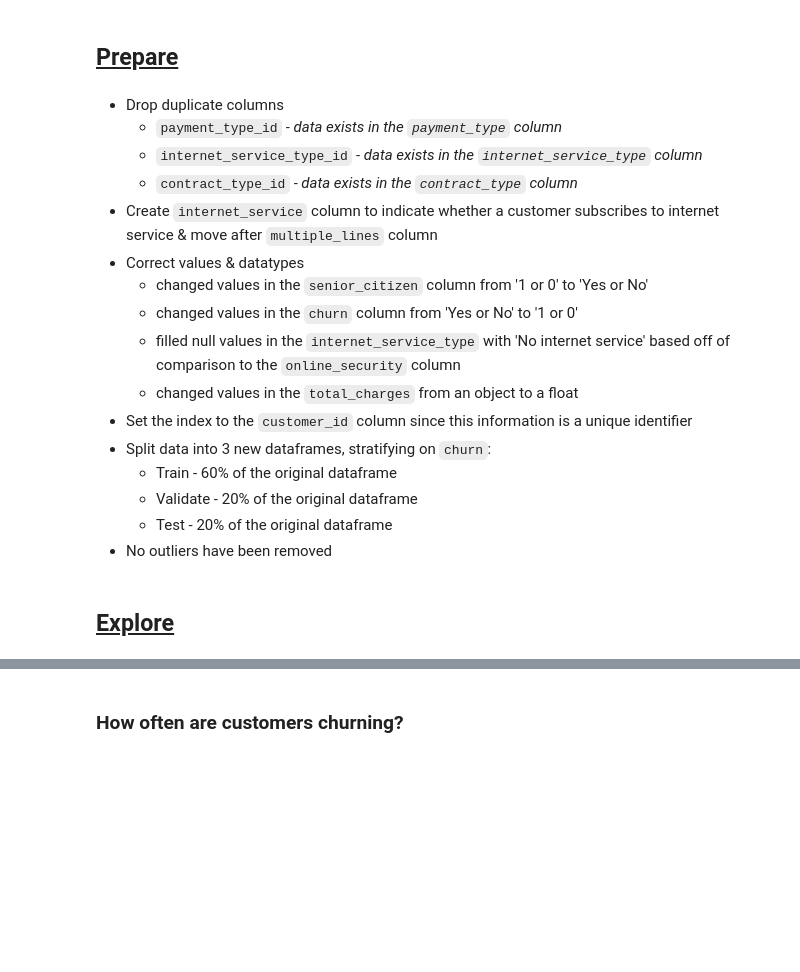
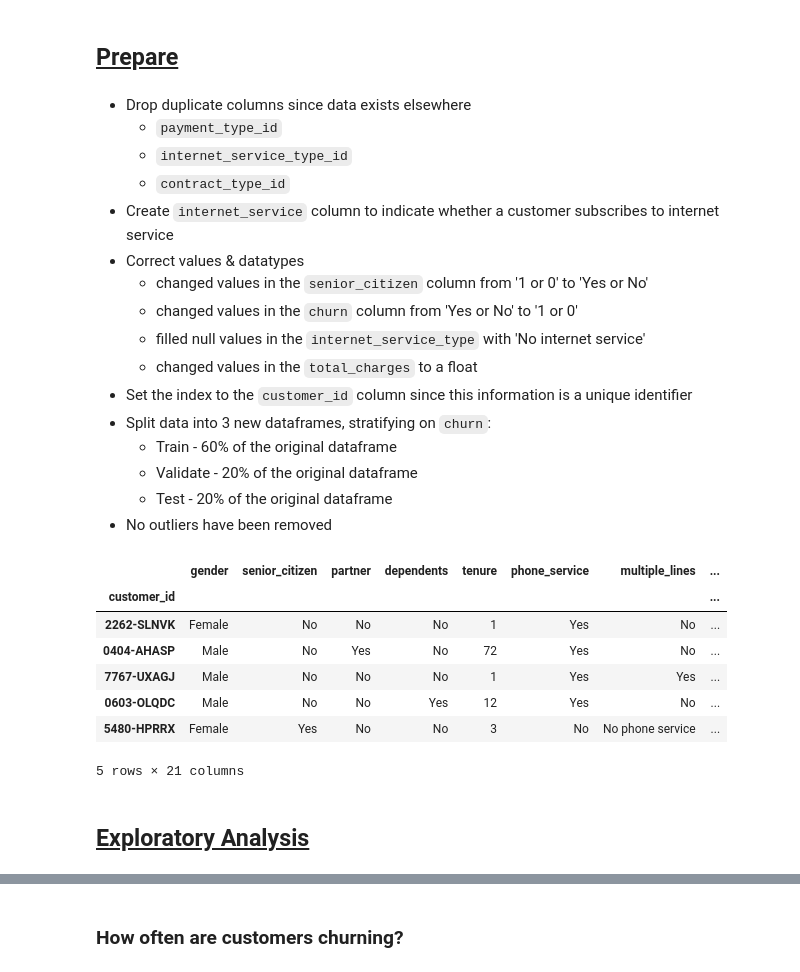
Before and after one commit to rabeka-branham/classification_project, a Jupyter notebook: scratch_pad.ipynb, the cells around one changed output, grey strips where cells are left out. Cells and saved outputs as stored; diff of their text form; code cells hidden in the pictures; blank space fills up the shorter version.

```diff
--- a/scratch_pad.ipynb
+++ b/scratch_pad.ipynb
@@ -36,16 +26,16 @@ df = a.acquire_data()
 # %% [markdown]
 ## <ins>Prepare</ins>
 # %% [markdown]
-* Drop duplicate columns
-    * `payment_type_id` *- data exists in the `payment_type` column*
-    * `internet_service_type_id` *- data exists in the `internet_service_type` column*
-    * `contract_type_id` *- data exists in the `contract_type` column*
-* Create `internet_service` column to indicate whether a customer subscribes to internet service & move after `multiple_lines` column
+* Drop duplicate columns since data exists elsewhere
+    * `payment_type_id`
+    * `internet_service_type_id`
+    * `contract_type_id`
+* Create `internet_service` column to indicate whether a customer subscribes to internet service
 * Correct values & datatypes
     * changed values in the `senior_citizen` column from '1 or 0' to 'Yes or No'
     * changed values in the `churn` column from 'Yes or No' to '1 or 0'
-    * filled null values in the `internet_service_type` with 'No internet service' based off of comparison to the `online_security` column
-    * changed values in the `total_charges` from an object to a float
+    * filled null values in the `internet_service_type` with 'No internet service'
+    * changed values in the `total_charges` to a float
 * Set the index to the `customer_id` column since this information is a unique identifier
 * Split data into 3 new dataframes, stratifying on `churn`:
     * Train - 60% of the original dataframe
@@ -63,4 +53,17 @@ df = p.prepare_data(df)
 
 train, validate, test = p.split_data(df,'churn')
+# %%
+# Displaying a few rows of the 'train' DataFrame for a quick glimpse
+
+train.tail(5)
+# %% [output]
+|  | gender | senior_citizen | partner | dependents | tenure | phone_service | multiple_lines | ... |
+| customer_id |  |  |  |  |  |  |  | ... |
+| 2262-SLNVK | Female | No | No | No | 1 | Yes | No | ... |
+| 0404-AHASP | Male | No | Yes | No | 72 | Yes | No | ... |
+| 7767-UXAGJ | Male | No | No | No | 1 | Yes | Yes | ... |
+| 0603-OLQDC | Male | No | No | Yes | 12 | Yes | No | ... |
+| 5480-HPRRX | Female | Yes | No | No | 3 | No | No phone service | ... |
+5 rows × 21 columns
 # %% [markdown]
-## <ins>Explore</ins>
+## <ins>Exploratory Analysis</ins>
```
Also changed, not shown: parts of 32 cells of this notebook, 5 other files.
